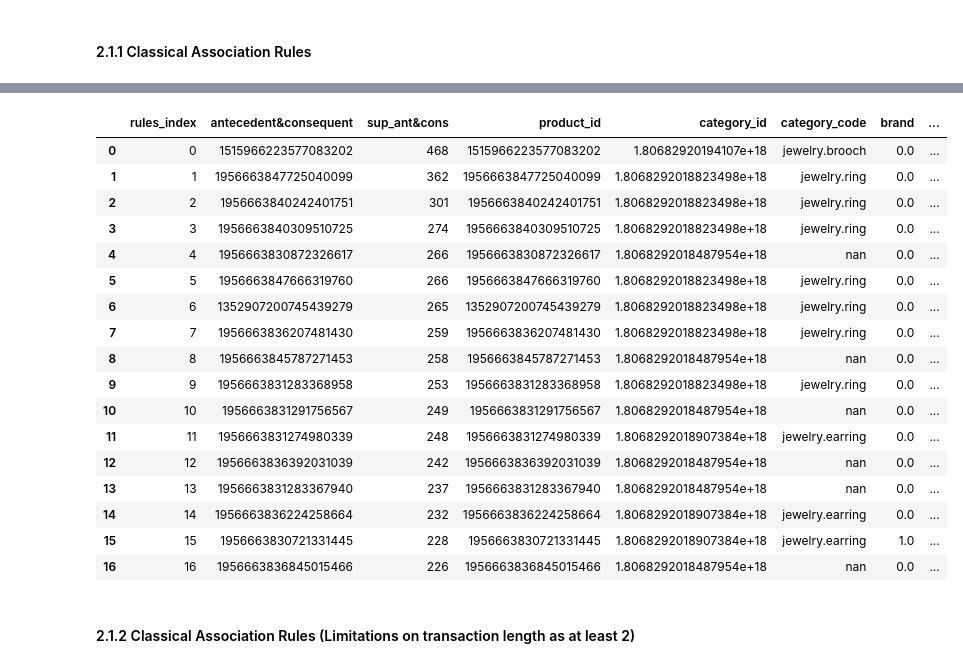
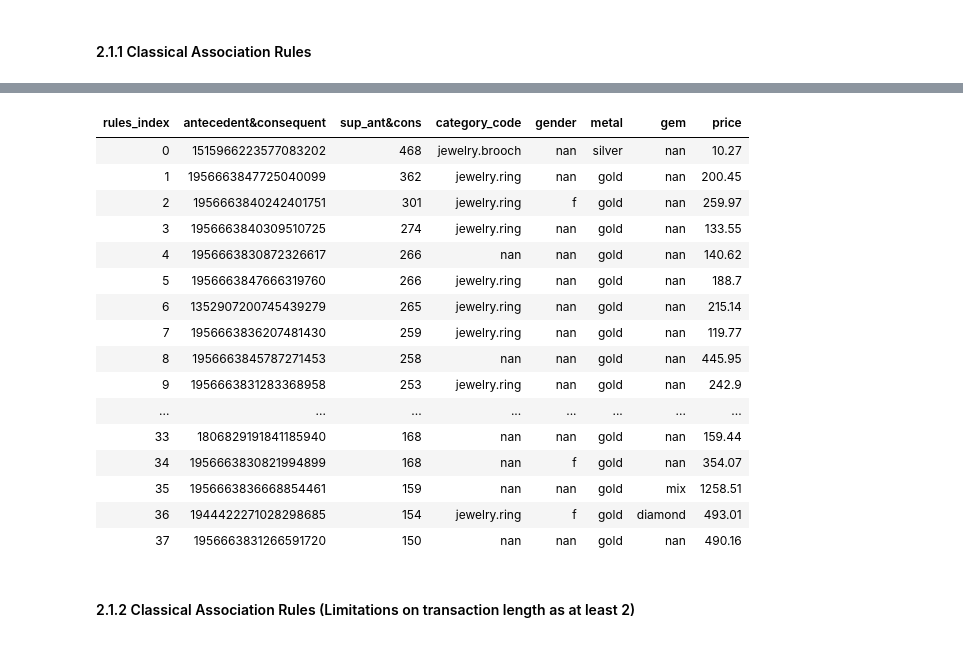
Before and after one commit to dawei7/Detecting-patterns-in-purchase-history-using-association-rule-learning-methods, a Jupyter notebook: Analaysis_Kaggle_Jewelry_Dataset.ipynb, the cells around one changed output, grey strips where cells are left out. Saved outputs shown, nothing was run; the diff lists cells and outputs as text; code cells hidden in the pictures.

```diff
--- a/Analaysis_Kaggle_Jewelry_Dataset.ipynb
+++ b/Analaysis_Kaggle_Jewelry_Dataset.ipynb
@@ -141,7 +145,7 @@ fig.update_layout(
 
 fig.show()
 # %%
-unique_items = data_raw[["product_id","category_id","category_code","brand","price"]].drop_duplicates(subset = "product_id").astype("str")
+unique_items = data_raw[["product_id","category_id","category_code","gender","metal","gem","price"]].drop_duplicates(subset = "product_id").astype("str")
 
 
 unique_items
@@ -224,7 +224,7 @@ import modified_fp_growth_algorithm.modified_fp_growth_latest as mod_fp_growth
 
 rules = mod_fp_growth.fpgrowthFromDataFrame(\
     data,
-    minSupRatio=0.004,
+    minSupRatio=0.002,
     maxSupRatio=1,
     minConf=0,
     item_col=1
@@ -240,37 +253,40 @@ rules
 # %%
 # A minSupRatio of 0.007 means, in case of profitability, that it represents 0.007 of total revenues rspectively profit. We made the profit fo each product equal.
 # Let's oberserve what kind of items we have found.
 
+from IPython.display import HTML
 
 rules_exploded = rules.explode("antecedent&consequent")[["antecedent&consequent","sup_ant&cons"]]
 rules_exploded.insert(0,"rules_index",rules_exploded.index)
 
 
 rules_labeled = pd.merge(rules_exploded,unique_items, how='inner', left_on = 'antecedent&consequent', right_on = 'product_id').sort_values("rules_index").reset_index(drop=True)
 
 
 rules_labeled.to_excel("rules_labeled.xlsx",index=False)
 
-rules_labeled
+
+rules_labeled_new = rules_labeled[["rules_index","antecedent&consequent","sup_ant&cons","category_code","gender","metal","gem","price"]]
+
+HTML(rules_labeled_new.to_html(index=False))
 # %% [output]
-|  | rules_index | antecedent&consequent | sup_ant&cons | product_id | category_id | category_code | brand | ... |
-| 0 | 0 | 1515966223577083202 | 468 | 1515966223577083202 | 1.80682920194107e+18 | jewelry.brooch | 0.0 | ... |
-| 1 | 1 | 1956663847725040099 | 362 | 1956663847725040099 | 1.8068292018823498e+18 | jewelry.ring | 0.0 | ... |
-| 2 | 2 | 1956663840242401751 | 301 | 1956663840242401751 | 1.8068292018823498e+18 | jewelry.ring | 0.0 | ... |
-| 3 | 3 | 1956663840309510725 | 274 | 1956663840309510725 | 1.8068292018823498e+18 | jewelry.ring | 0.0 | ... |
-| 4 | 4 | 1956663830872326617 | 266 | 1956663830872326617 | 1.8068292018487954e+18 | nan | 0.0 | ... |
-| 5 | 5 | 1956663847666319760 | 266 | 1956663847666319760 | 1.8068292018823498e+18 | jewelry.ring | 0.0 | ... |
-| 6 | 6 | 1352907200745439279 | 265 | 1352907200745439279 | 1.8068292018823498e+18 | jewelry.ring | 0.0 | ... |
-| 7 | 7 | 1956663836207481430 | 259 | 1956663836207481430 | 1.8068292018823498e+18 | jewelry.ring | 0.0 | ... |
-| 8 | 8 | 1956663845787271453 | 258 | 1956663845787271453 | 1.8068292018487954e+18 | nan | 0.0 | ... |
-| 9 | 9 | 1956663831283368958 | 253 | 1956663831283368958 | 1.8068292018823498e+18 | jewelry.ring | 0.0 | ... |
-| 10 | 10 | 1956663831291756567 | 249 | 1956663831291756567 | 1.8068292018487954e+18 | nan | 0.0 | ... |
-| 11 | 11 | 1956663831274980339 | 248 | 1956663831274980339 | 1.8068292018907384e+18 | jewelry.earring | 0.0 | ... |
-| 12 | 12 | 1956663836392031039 | 242 | 1956663836392031039 | 1.8068292018487954e+18 | nan | 0.0 | ... |
-| 13 | 13 | 1956663831283367940 | 237 | 1956663831283367940 | 1.8068292018487954e+18 | nan | 0.0 | ... |
-| 14 | 14 | 1956663836224258664 | 232 | 1956663836224258664 | 1.8068292018907384e+18 | jewelry.earring | 0.0 | ... |
-| 15 | 15 | 1956663830721331445 | 228 | 1956663830721331445 | 1.8068292018907384e+18 | jewelry.earring | 1.0 | ... |
-| 16 | 16 | 1956663836845015466 | 226 | 1956663836845015466 | 1.8068292018487954e+18 | nan | 0.0 | ... |
+| rules_index | antecedent&consequent | sup_ant&cons | category_code | gender | metal | gem | price |
+| 0 | 1515966223577083202 | 468 | jewelry.brooch | nan | silver | nan | 10.27 |
+| 1 | 1956663847725040099 | 362 | jewelry.ring | nan | gold | nan | 200.45 |
+| 2 | 1956663840242401751 | 301 | jewelry.ring | f | gold | nan | 259.97 |
+| 3 | 1956663840309510725 | 274 | jewelry.ring | nan | gold | nan | 133.55 |
+| 4 | 1956663830872326617 | 266 | nan | nan | gold | nan | 140.62 |
+| 5 | 1956663847666319760 | 266 | jewelry.ring | nan | gold | nan | 188.7 |
+| 6 | 1352907200745439279 | 265 | jewelry.ring | nan | gold | nan | 215.14 |
+| 7 | 1956663836207481430 | 259 | jewelry.ring | nan | gold | nan | 119.77 |
+| 8 | 1956663845787271453 | 258 | nan | nan | gold | nan | 445.95 |
+| 9 | 1956663831283368958 | 253 | jewelry.ring | nan | gold | nan | 242.9 |
+| ... | ... | ... | ... | ... | ... | ... | ... |
+| 33 | 1806829191841185940 | 168 | nan | nan | gold | nan | 159.44 |
+| 34 | 1956663830821994899 | 168 | nan | f | gold | nan | 354.07 |
+| 35 | 1956663836668854461 | 159 | nan | nan | gold | mix | 1258.51 |
+| 36 | 1944422271028298685 | 154 | jewelry.ring | f | gold | diamond | 493.01 |
+| 37 | 1956663831266591720 | 150 | nan | nan | gold | nan | 490.16 |
 # %% [markdown]
 #### 2.1.2 Classical Association Rules (Limitations on transaction length as at least 2)
 # %%
```
Also changed, not shown: parts of 11 cells of this notebook, 3 other files.
